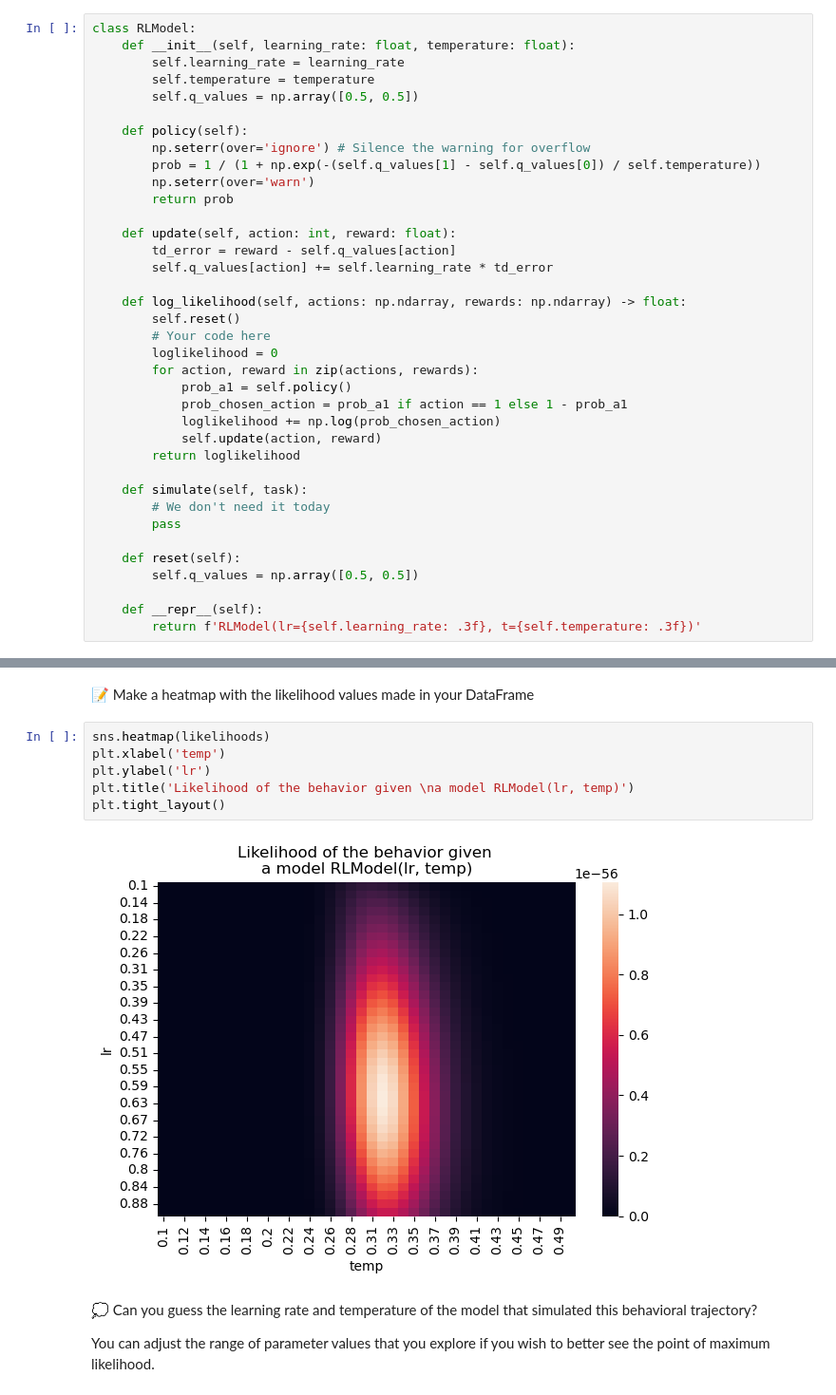
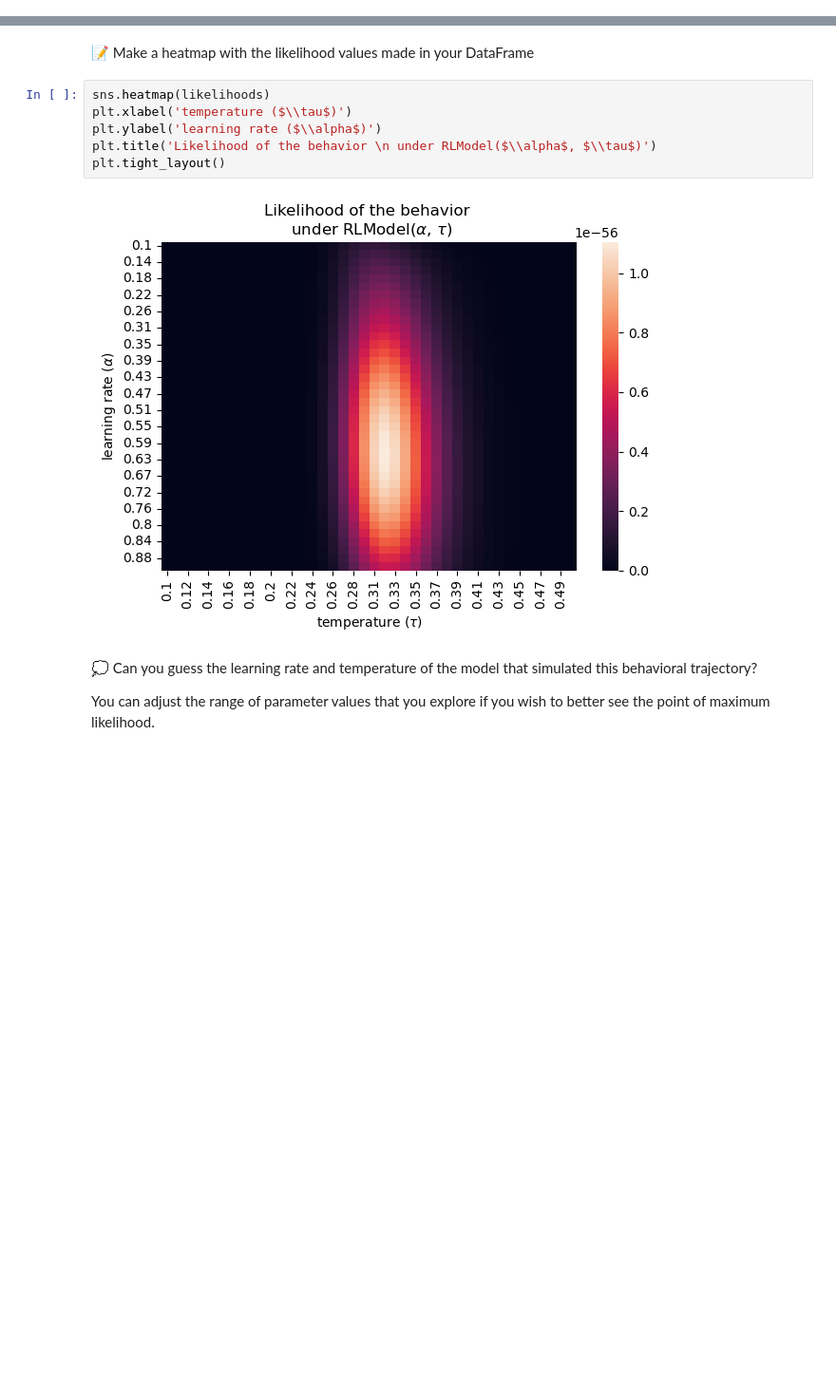
Before and after one commit to easiryne/cognitive-modeling-lab, a Jupyter notebook: TD_5/td5_solution.ipynb, the cells around one changed output, grey strips where cells are left out. Shown at 95% size. Saved outputs shown, nothing was run; the diff lists cells and outputs as text; blank space fills up the shorter version.

```diff
--- a/TD_5/td5_solution.ipynb
+++ b/TD_5/td5_solution.ipynb
@@ -195,37 +195,0 @@ $$
-# %%
-class RLModel:
-    def __init__(self, learning_rate: float, temperature: float):
-        self.learning_rate = learning_rate
-        self.temperature = temperature
-        self.q_values = np.array([0.5, 0.5])
-
-    def policy(self):
-        np.seterr(over='ignore') # Silence the warning for overflow
-        prob = 1 / (1 + np.exp(-(self.q_values[1] - self.q_values[0]) / self.temperature))
-        np.seterr(over='warn')
-        return prob
-
-    def update(self, action: int, reward: float):
-        td_error = reward - self.q_values[action]
-        self.q_values[action] += self.learning_rate * td_error
-
-    def log_likelihood(self, actions: np.ndarray, rewards: np.ndarray) -> float:
-        self.reset()
-        # Your code here
-        loglikelihood = 0
-        for action, reward in zip(actions, rewards):
-            prob_a1 = self.policy()
-            prob_chosen_action = prob_a1 if action == 1 else 1 - prob_a1
-            loglikelihood += np.log(prob_chosen_action)
-            self.update(action, reward)
-        return loglikelihood
-
-    def simulate(self, task):
-        # We don't need it today
-        pass
-
-    def reset(self):
-        self.q_values = np.array([0.5, 0.5])
-
-    def __repr__(self):
-        return f'RLModel(lr={self.learning_rate: .3f}, t={self.temperature: .3f})'
@@ -290,12 +325,12 @@ for lr in lrs:
 📝 Make a heatmap with the likelihood values made in your DataFrame
 # %%
 sns.heatmap(likelihoods)
-plt.xlabel('temp')
-plt.ylabel('lr')
-plt.title('Likelihood of the behavior given \na model RLModel(lr, temp)')
+plt.xlabel('temperature ($\\tau$)')
+plt.ylabel('learning rate ($\\alpha$)')
+plt.title('Likelihood of the behavior \n under RLModel($\\alpha$, $\\tau$)')
 plt.tight_layout()
 # %% [output]
-[figure, old version]
+[figure, new version]
 # %% [markdown]
 💭 Can you guess the learning rate and temperature of the model that simulated this behavioral trajectory?
 
```
Also changed, not shown: parts of 40 cells of this notebook, 3 other files.
